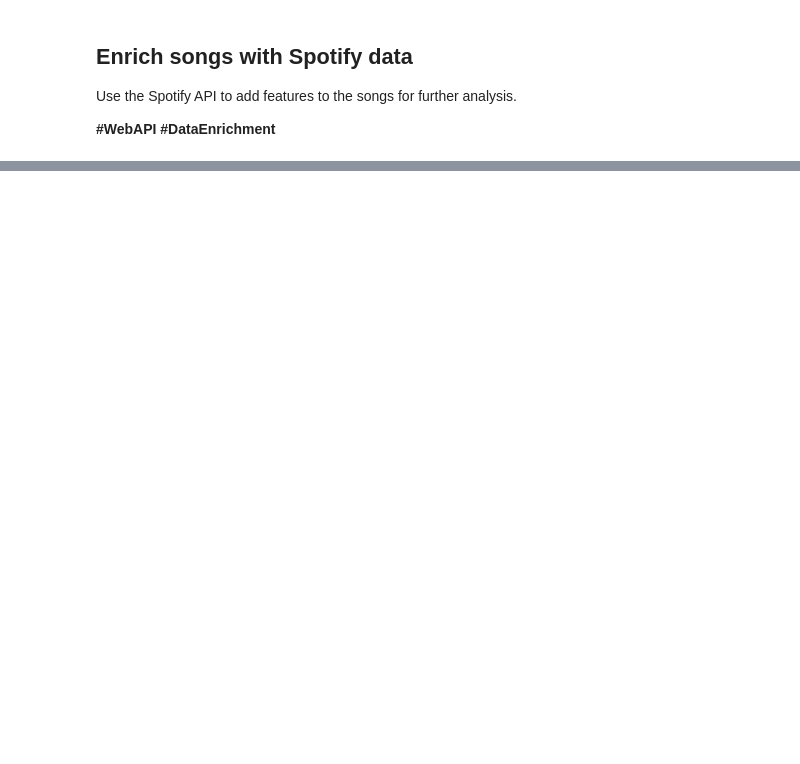
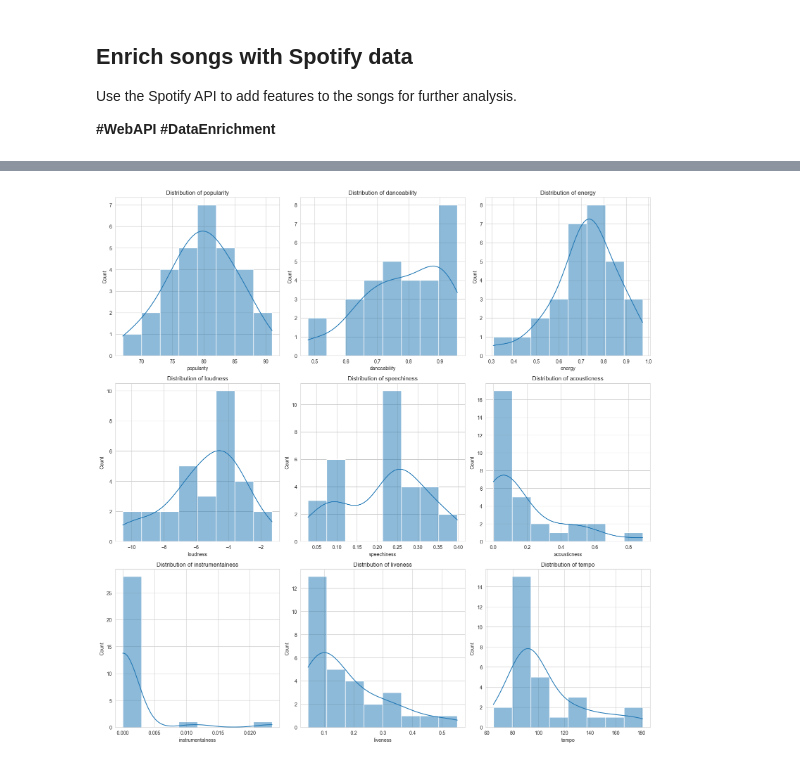
Before and after one commit to Sallydw/spotify_playlist_analysis, a Jupyter notebook: exploratory_analysis.ipynb, the cells around one changed output, grey strips where cells are left out. Drawn from its saved outputs; the diff is of its cells as text; code cells hidden in the pictures; blank space fills up the shorter version.

Commit message:
Added exploratory data analysis and transform numberic data of songs for linear regression to predict popularity

```diff
--- a/exploratory_analysis.ipynb
+++ b/exploratory_analysis.ipynb
@@ -130,0 +108,12 @@ spotify_songs_df
+# %%
+hip_pop_songs=generate_dataframe_of_playlist('100', 'hip hop')[['popularity','danceability','energy','loudness','speechiness','acousticness','instrumentalness','liveness','tempo']]
+# %%
+plt.figure(figsize=(16, 16))
+for column in hip_pop_songs.columns:
+    plt.subplot(3, 3, list(hip_pop_songs.columns).index(column) + 1)
+    sns.histplot(hip_pop_songs[column],bins=8, kde=True)
+    plt.title(f'Distribution of {column}')
+plt.tight_layout()
+plt.show()
+# %% [output]
+[figure, added]
```
Also changed, not shown: parts of 7 cells of this notebook, 1 other file.
